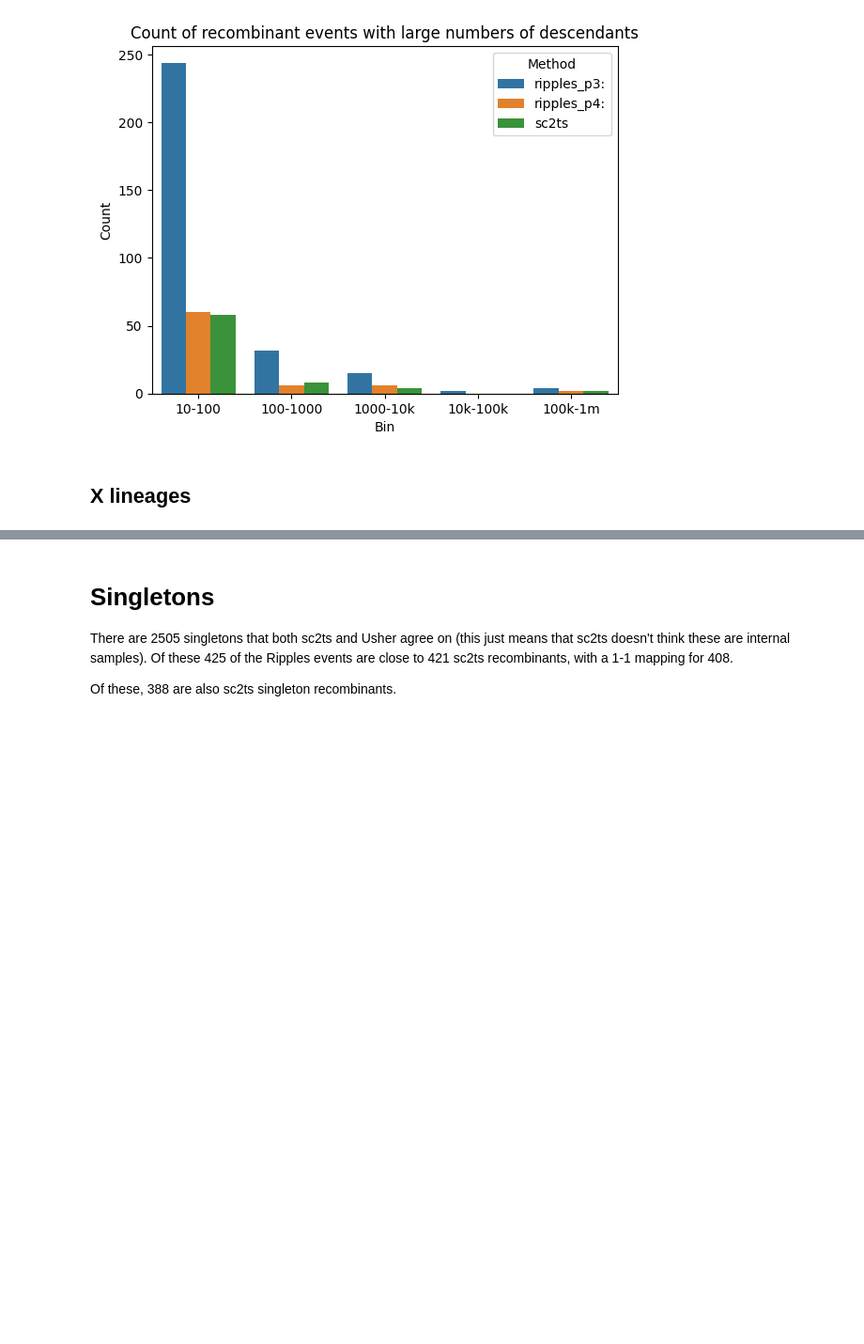
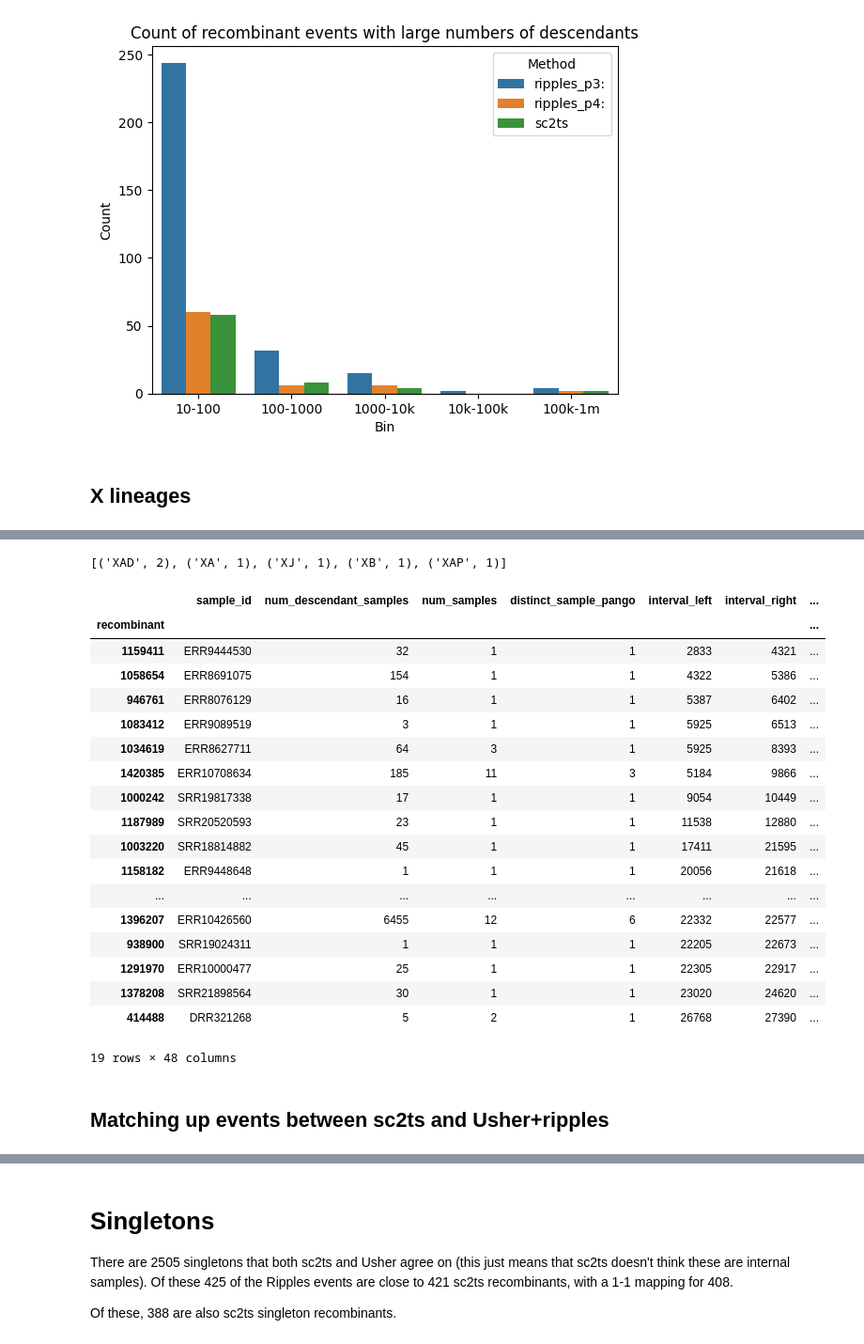
Before and after one commit to jeromekelleher/sc2ts-paper, a Jupyter notebook: notebooks/analysis_ripples.ipynb, the cells around one changed output, grey strips where cells are left out. Shown at 94% size. Saved outputs shown, nothing was run; the diff lists cells and outputs as text; code cells hidden in the pictures; blank space fills up the shorter version.

```diff
--- a/notebooks/analysis_ripples.ipynb
+++ b/notebooks/analysis_ripples.ipynb
@@ -154,0 +227,4 @@ dfp3_x[dfp3_x["sc2ts_num_descendants"] != dfp3_x["usher_num_descendants"]]
+# %%
+df_xac = df_sample[df_sample["pango"] == "XAC"]
+xac_mrca = ts.first().mrca(*df_xac["node_id"].values)
+xac_mrca
@@ -154,0 +242,3 @@ dfp3_x[dfp3_x["sc2ts_num_descendants"] != dfp3_x["usher_num_descendants"]]
+# %%
+mapping = {k: v for k, v in mapping.items() if v != "XAC"}
+mapping[xac_mrca] = "XAC"
@@ -154,0 +258,40 @@ dfp3_x[dfp3_x["sc2ts_num_descendants"] != dfp3_x["usher_num_descendants"]]
+# %%
+j = 1
+for root, row in pango_x_events[pango_x_events["pango"] == "XM"].iterrows():
+    if row["pango_samples"] == 1:
+        mapping[root] = f"XM{j}"
+        j += 1
+# %%
+collections.Counter(mapping.values()).most_common(5)
+# %% [output]
+[('XAD', 2), ('XA', 1), ('XJ', 1), ('XB', 1), ('XAP', 1)]
+# %%
+# Remove the novel XBB.1 also
+mapping = {k: v for k, v in mapping.items() if v not in ["XAD", "XBB.1"]}
+# %%
+assert len(set(mapping.values())) == len(mapping)
+df_sc2ts["event_label"] = {k: mapping.get(k, "novel") for k in df_sc2ts.index}
+df_sc2ts_x_events = df_sc2ts[df_sc2ts["event_label"] != "novel"]
+df_sc2ts_x_events
+# %% [output]
+|  | sample_id | num_descendant_samples | num_samples | distinct_sample_pango | interval_left | interval_right | ... |
+| recombinant |  |  |  |  |  |  | ... |
+| 1159411 | ERR9444530 | 32 | 1 | 1 | 2833 | 4321 | ... |
+| 1058654 | ERR8691075 | 154 | 1 | 1 | 4322 | 5386 | ... |
+| 946761 | ERR8076129 | 16 | 1 | 1 | 5387 | 6402 | ... |
+| 1083412 | ERR9089519 | 3 | 1 | 1 | 5925 | 6513 | ... |
+| 1034619 | ERR8627711 | 64 | 3 | 1 | 5925 | 8393 | ... |
+| 1420385 | ERR10708634 | 185 | 11 | 3 | 5184 | 9866 | ... |
+| 1000242 | SRR19817338 | 17 | 1 | 1 | 9054 | 10449 | ... |
+| 1187989 | SRR20520593 | 23 | 1 | 1 | 11538 | 12880 | ... |
+| 1003220 | SRR18814882 | 45 | 1 | 1 | 17411 | 21595 | ... |
+| 1158182 | ERR9448648 | 1 | 1 | 1 | 20056 | 21618 | ... |
+| ... | ... | ... | ... | ... | ... | ... | ... |
+| 1396207 | ERR10426560 | 6455 | 12 | 6 | 22332 | 22577 | ... |
+| 938900 | SRR19024311 | 1 | 1 | 1 | 22205 | 22673 | ... |
+| 1291970 | ERR10000477 | 25 | 1 | 1 | 22305 | 22917 | ... |
+| 1378208 | SRR21898564 | 30 | 1 | 1 | 23020 | 24620 | ... |
+| 414488 | DRR321268 | 5 | 2 | 1 | 26768 | 27390 | ... |
+19 rows × 48 columns
+# %% [markdown]
+## Matching up events between sc2ts and Usher+ripples
```
Also changed, not shown: parts of 26 cells of this notebook, 1 other file.
